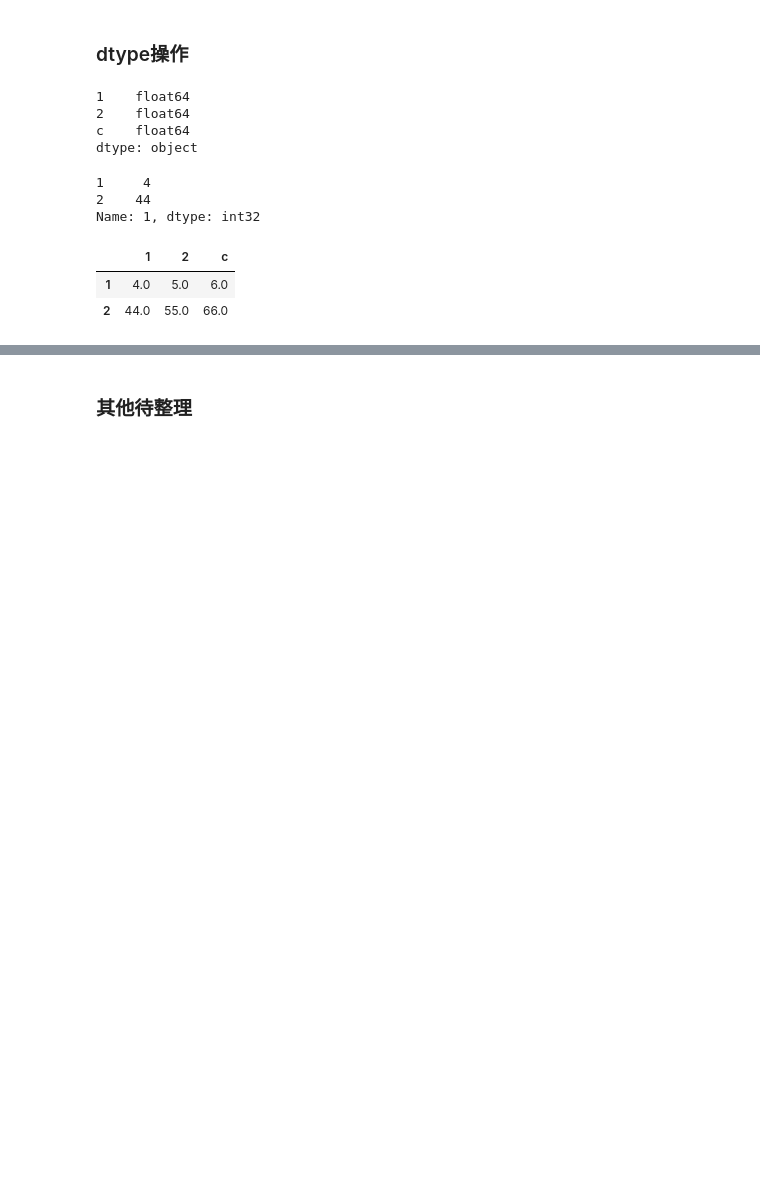
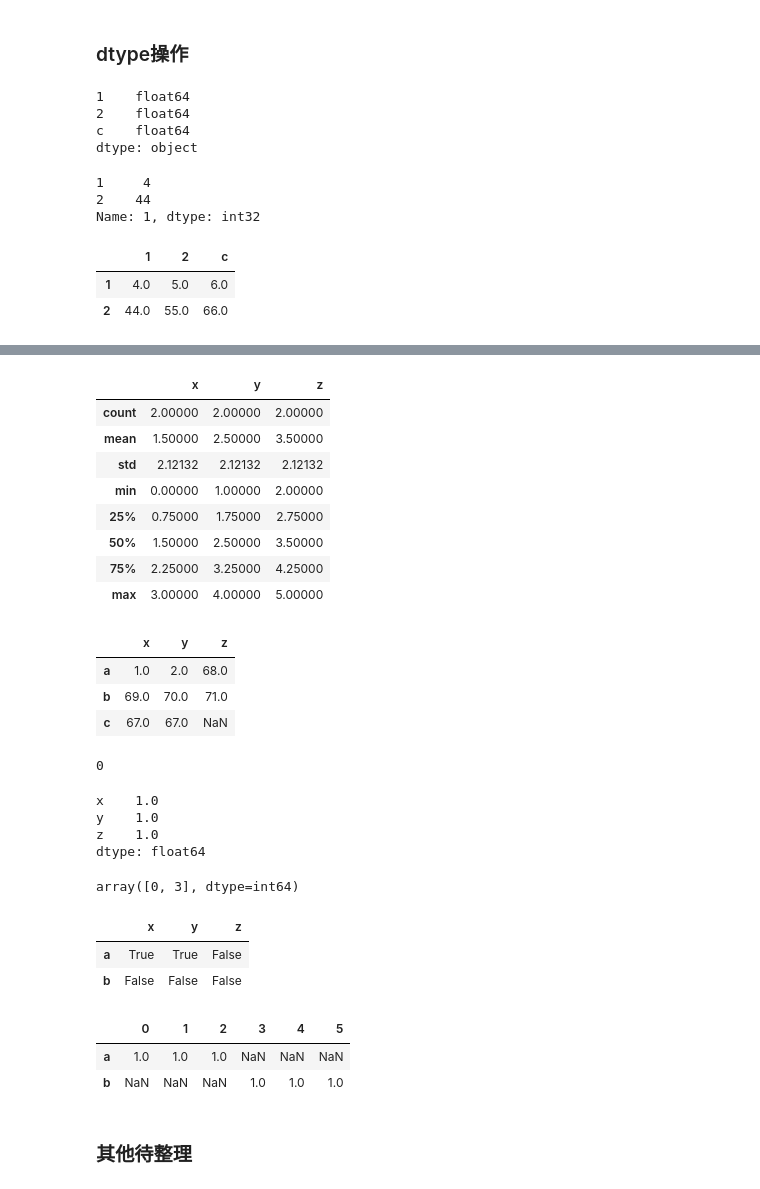
Before and after one commit to liuyuediyu666/ipynb, a Jupyter notebook: pandas1.ipynb, the cells around one changed output, grey strips where cells are left out. Cells and saved outputs as stored; diff of their text form; code cells hidden in the pictures; blank space fills up the shorter version.

```diff
--- a/pandas1.ipynb
+++ b/pandas1.ipynb
@@ -371,0 +388,5 @@ df2 = df1.astype(int); df1  # create new dataframe, don't modify original datafr
+# %%
+"""运算"""
+df1 = pd.DataFrame(np.arange(6).reshape(2,3), columns=list('xyz'), index=list('ab'))
+df2 = pd.DataFrame(np.ones([2,2]), columns=list('xy'), index=list('ac'))
+sr1 = pd.Series([-6,-6], index=list('ax'))
@@ -372,3 +404,75 @@ df2 = df1.astype(int); df1  # create new dataframe, don't modify original datafr
+# %%
+df1.describe()
+# %% [output]
+|  | x | y | z |
+| count | 2.00000 | 2.00000 | 2.00000 |
+| mean | 1.50000 | 2.50000 | 3.50000 |
+| std | 2.12132 | 2.12132 | 2.12132 |
+| min | 0.00000 | 1.00000 | 2.00000 |
+| 25% | 0.75000 | 1.75000 | 2.75000 |
+| 50% | 1.50000 | 2.50000 | 3.50000 |
+| 75% | 2.25000 | 3.25000 | 4.25000 |
+| max | 3.00000 | 4.00000 | 5.00000 |
+# %%
+abs(df1)
+-df1
+(-df1).abs()
+df1 - sr1  # 按索引对齐，未能匹配的返回NaN, 默认沿axis=0广播
+df1 + df2  # 按索引对齐，未能匹配的返回NaN
+"""df与series的add, sub, div, mul 操作, 只举了mul的例子，其他一样"""
+df1.mul(sr1, axis=0)  # 按索引对齐，未能匹配的返回NaN, 默认沿axis=0广播
+"""两个df之间的add, sub, div, mul 操作, 只举了add的例子，其他一样"""
+df1.add(df2, fill_value=66)  # 二者仅1个有缺失值，则使用fill_value，如果2个frame都是NaN，则fill_value无效，单元格返回NaN。
+# %% [output]
+|  | x | y | z |
+| a | 1.0 | 2.0 | 68.0 |
+| b | 69.0 | 70.0 | 71.0 |
+| c | 67.0 | 67.0 | NaN |
+# %%
+"""dataframe支持的运算（series未测试）count, min, max, quantile(0.5), sum, mean, median, mad, var, std,
+skew, skurt, cumsum, cumprod, cummin, cummax"""
+df1.count(axis=0, numeric_only=True)  # 默认axis=0, count是统计非空值的（非空定义未测试）, numeric_only是指的列类型为数值
+"""仅series支持的idxmin, idxmax, values.argmin, values.argmax"""
+df1['x'].idxmin()  # 返回对应的索引
+df1['x'].values.argmin()  # 返回对应的位置，这里本质使用的numpy的方法。
+# %% [output]
+0
+# %%
+"""行与行之间的计算"""
+df1.diff(axis=0)  # 下一行减前一行的差值，可用于series
+df1.pct_change(axis=0)  # 下一行除以上一行，再减去1
+df1.corr()  # 相关系数，只有列之间的计算，且是所有列，不能筛选列
+df1.cov()  # 协方差，用法同上
+sr2 = df1.loc[:,'x']
+sr2.corr(sr2)  # series之间计算相关系数
+df1.corrwith(sr2, axis=0)  # df与series之间计算相关系数，要求索引对应上，且可以按行或列计算。
+# %% [output]
+x    1.0
+y    1.0
+z    1.0
+dtype: float64
+# %%
+"""unique只适用series，不适用df，如df1[['x']]"""
+df1['x'].unique()  # return ndarray
+# %% [output]
+array([0, 3], dtype=int64)
+# %%
+"""isin同时适用df和series，分别返回df或series"""
+df1['x'].isin([0,1])
+df1.isin([0,1])
+# %% [output]
+|  | x | y | z |
+| a | True | True | False |
+| b | False | False | False |
+# %%
+"""value_counts只适用于series，可通过apply用于df"""
+df1['x'].value_counts()  # 统计各值的频次，数值也可以统计
+pd.value_counts(df1['x'],sort=True)  # 顶级函数可排序
+df1.apply(pd.value_counts,axis=1) # 计算各行或各列的计数，返回df
+# %% [output]
+|  | 0 | 1 | 2 | 3 | 4 | 5 |
+| a | 1.0 | 1.0 | 1.0 | NaN | NaN | NaN |
+| b | NaN | NaN | NaN | 1.0 | 1.0 | 1.0 |
 # %% [markdown]
 ### 其他待整理
 # %%
```
Also changed, not shown: parts of 10 cells of this notebook, 10 other files.
